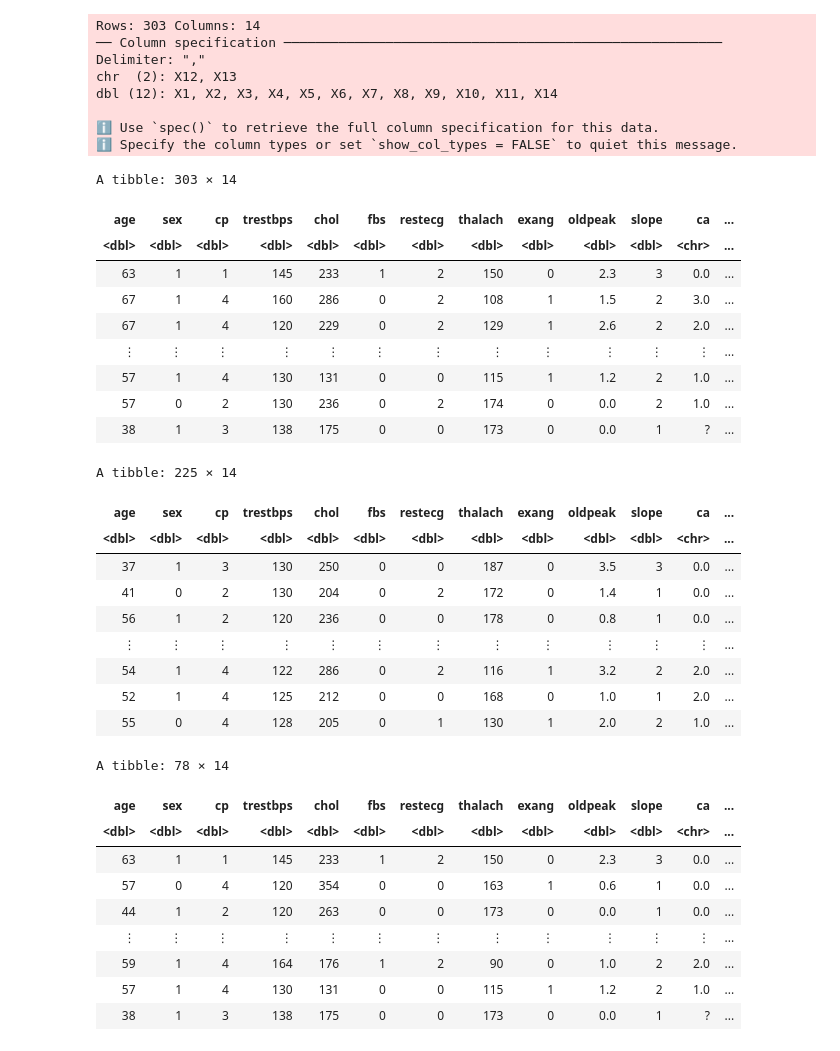
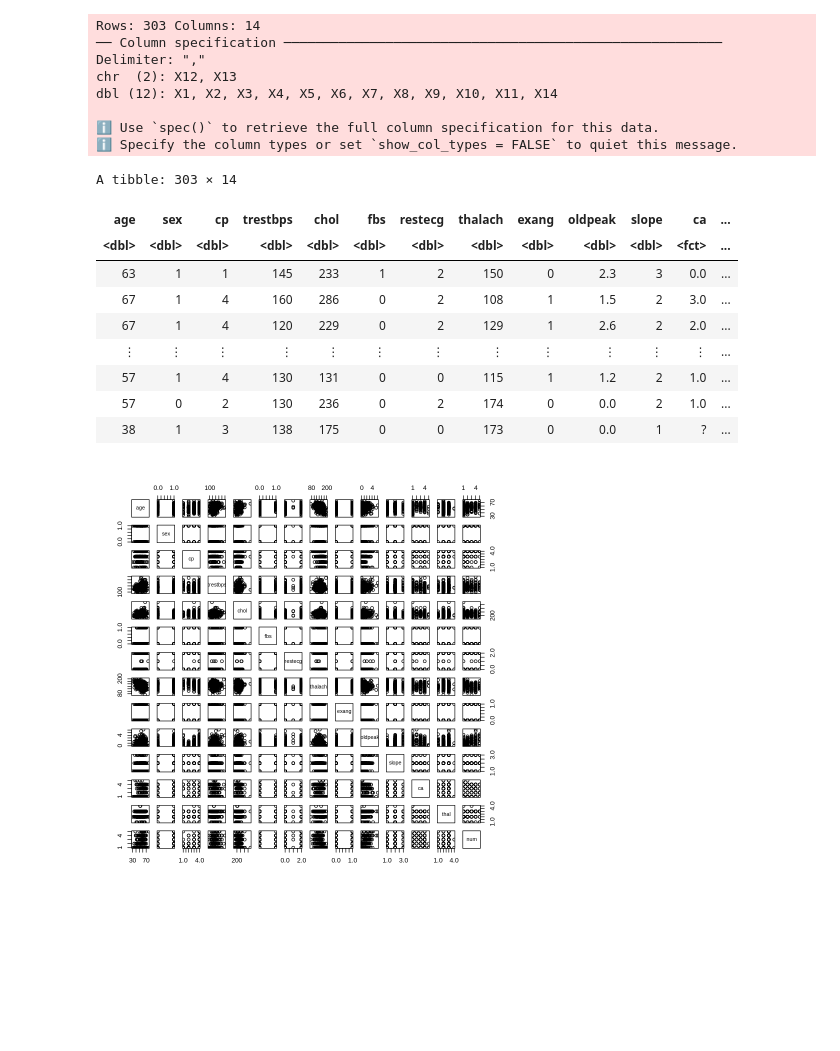
Before and after one commit to xenshreyas/Heart-Disease-Analysis, a Jupyter notebook: dsci-100-group-project.ipynb, the cells around one changed output. Drawn from its saved outputs; the diff is of its cells as text; code cells hidden in the pictures; blank space fills up the shorter version.

```diff
--- a/dsci-100-group-project.ipynb
+++ b/dsci-100-group-project.ipynb
@@ -26,27 +6,29 @@ options(repr.matrix.max.rows = 6)
 # %%
 # Loading in the processed Cleveland heart disease dataset.
 
 URL <- "https://archive.ics.uci.edu/ml/machine-learning-databases/heart-disease/processed.cleveland.data"
 
 cleveland_data <- read_csv(URL, col_names=FALSE)
 colnames(cleveland_data) <- c("age", "sex", "cp", "trestbps",
                               "chol", "fbs", "restecg", "thalach",
                               "exang", "oldpeak", "slope", "ca", "thal", "num")
 cleveland_data <- cleveland_data |>
-                    mutate(num = as_factor(num))
+                    mutate(ca = as_factor(ca), thal = as_factor(thal), num = as_factor(num))
 cleveland_data
+
+pairs(cleveland_data)
 # %% [output]
 Rows: 303 Columns: 14
 ── Column specification ────────────────────────────────────────────────────────
 Delimiter: ","
 chr  (2): X12, X13
 dbl (12): X1, X2, X3, X4, X5, X6, X7, X8, X9, X10, X11, X14
 
 ℹ Use `spec()` to retrieve the full column specification for this data.
 ℹ Specify the column types or set `show_col_types = FALSE` to quiet this message.
 A tibble: 303 × 14
 | age | sex | cp | trestbps | chol | fbs | restecg | thalach | exang | oldpeak | slope | ca | ... |
-| <dbl> | <dbl> | <dbl> | <dbl> | <dbl> | <dbl> | <dbl> | <dbl> | <dbl> | <dbl> | <dbl> | <chr> | ... |
+| <dbl> | <dbl> | <dbl> | <dbl> | <dbl> | <dbl> | <dbl> | <dbl> | <dbl> | <dbl> | <dbl> | <fct> | ... |
 | 63 | 1 | 1 | 145 | 233 | 1 | 2 | 150 | 0 | 2.3 | 3 | 0.0 | ... |
 | 67 | 1 | 4 | 160 | 286 | 0 | 2 | 108 | 1 | 1.5 | 2 | 3.0 | ... |
 | 67 | 1 | 4 | 120 | 229 | 0 | 2 | 129 | 1 | 2.6 | 2 | 2.0 | ... |
@@ -54,35 +36,5 @@ A tibble: 303 × 14
 | 57 | 1 | 4 | 130 | 131 | 0 | 0 | 115 | 1 | 1.2 | 2 | 1.0 | ... |
 | 57 | 0 | 2 | 130 | 236 | 0 | 2 | 174 | 0 | 0.0 | 2 | 1.0 | ... |
 | 38 | 1 | 3 | 138 | 175 | 0 | 0 | 173 | 0 | 0.0 | 1 | ? | ... |
+[figure, added]
-# %%
-# splitting the heart data into training and testing datasets
-
-heart_split <- initial_split(cleveland_data, prop = 0.75, strata = num)
-
-training_data <- training(heart_split)
-training_data
-
-testing_data <- testing(heart_split)
-testing_data
-# %% [output]
-A tibble: 225 × 14
-| age | sex | cp | trestbps | chol | fbs | restecg | thalach | exang | oldpeak | slope | ca | ... |
-| <dbl> | <dbl> | <dbl> | <dbl> | <dbl> | <dbl> | <dbl> | <dbl> | <dbl> | <dbl> | <dbl> | <chr> | ... |
-| 37 | 1 | 3 | 130 | 250 | 0 | 0 | 187 | 0 | 3.5 | 3 | 0.0 | ... |
-| 41 | 0 | 2 | 130 | 204 | 0 | 2 | 172 | 0 | 1.4 | 1 | 0.0 | ... |
-| 56 | 1 | 2 | 120 | 236 | 0 | 0 | 178 | 0 | 0.8 | 1 | 0.0 | ... |
-| ⋮ | ⋮ | ⋮ | ⋮ | ⋮ | ⋮ | ⋮ | ⋮ | ⋮ | ⋮ | ⋮ | ⋮ | ... |
-| 54 | 1 | 4 | 122 | 286 | 0 | 2 | 116 | 1 | 3.2 | 2 | 2.0 | ... |
-| 52 | 1 | 4 | 125 | 212 | 0 | 0 | 168 | 0 | 1.0 | 1 | 2.0 | ... |
-| 55 | 0 | 4 | 128 | 205 | 0 | 1 | 130 | 1 | 2.0 | 2 | 1.0 | ... |
-A tibble: 78 × 14
-| age | sex | cp | trestbps | chol | fbs | restecg | thalach | exang | oldpeak | slope | ca | ... |
-| <dbl> | <dbl> | <dbl> | <dbl> | <dbl> | <dbl> | <dbl> | <dbl> | <dbl> | <dbl> | <dbl> | <chr> | ... |
-| 63 | 1 | 1 | 145 | 233 | 1 | 2 | 150 | 0 | 2.3 | 3 | 0.0 | ... |
-| 57 | 0 | 4 | 120 | 354 | 0 | 0 | 163 | 1 | 0.6 | 1 | 0.0 | ... |
-| 44 | 1 | 2 | 120 | 263 | 0 | 0 | 173 | 0 | 0.0 | 1 | 0.0 | ... |
-| ⋮ | ⋮ | ⋮ | ⋮ | ⋮ | ⋮ | ⋮ | ⋮ | ⋮ | ⋮ | ⋮ | ⋮ | ... |
-| 59 | 1 | 4 | 164 | 176 | 1 | 2 | 90 | 0 | 1.0 | 2 | 2.0 | ... |
-| 57 | 1 | 4 | 130 | 131 | 0 | 0 | 115 | 1 | 1.2 | 2 | 1.0 | ... |
-| 38 | 1 | 3 | 138 | 175 | 0 | 0 | 173 | 0 | 0.0 | 1 | ? | ... |
 # %%
```
Also changed, not shown: parts of 7 cells of this notebook.
